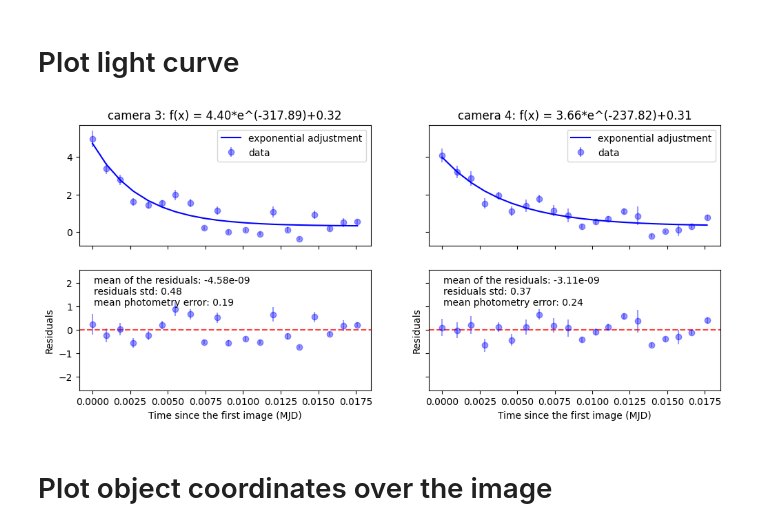
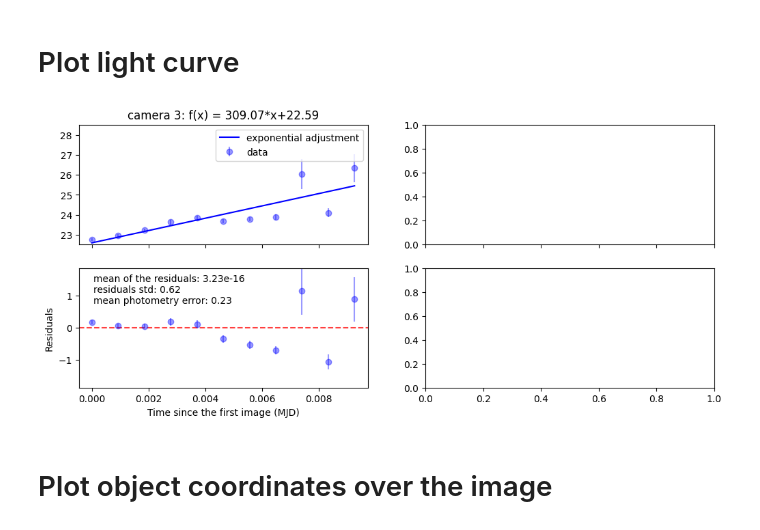
Before and after one commit to DBernardes/Tools-for-the-MOPTOP-pipeline-products, a Jupyter notebook: photometry_extraction.ipynb, the cells around one changed output. Cells and saved outputs as stored; diff of their text form; code cells hidden in the pictures.

```diff
--- a/photometry_extraction.ipynb
+++ b/photometry_extraction.ipynb
@@ -142,61 +138,64 @@ def monoExp(x, a, b, c):
 
 
 def read_csv_files():
-    cand, comp_1, comp_2 = [], [], []
+    cand, comp_1 = [], []
     for _set in ["first"]:
         csv_path = os.path.join(src_path, "..", "csv")
         csv_file = os.path.join(csv_path, f"comparison_1_cam{camera}.csv")
         comp_1.append(pd.read_csv(csv_file))
-        csv_file = os.path.join(csv_path, f"comparison_2_cam{camera}.csv")
-        comp_2.append(pd.read_csv(csv_file))
         csv_file = os.path.join(csv_path, f"candidate_1_cam{camera}.csv")
         cand.append(pd.read_csv(csv_file))
 
     df = pd.concat(cand, axis=0, ignore_index=True)
-    cand = df["star_photons"]
-    cand_err = df["star_error"]
+    cand = df["star_mag"]
+    cand_err = df["star_mag_err"]
     df = pd.concat(comp_1, axis=0, ignore_index=True)
-    comp_1 = df["star_photons"]
-    comp_1_err = df["star_error"]
-    df = pd.concat(comp_2, axis=0, ignore_index=True)
-    comp_2 = df["star_photons"]
-    comp_2_err = df["star_error"]
+    comp_1 = df["star_mag"]
+    comp_1_err = df["star_mag_err"]
 
-    comp = comp_2
-    comp_err = np.sqrt(comp_1_err**2 + comp_2_err**2)
-    norm_cand = cand / comp
-    cand_err = np.abs(norm_cand) * np.sqrt(
-        (cand_err / cand) ** 2 + (comp_err / comp) ** 2
-    )
+    # comp = comp_1
+    # comp_err = np.sqrt(comp_1_err**2)
+    # norm_cand = cand / comp
+    # cand_err = np.abs(norm_cand) * np.sqrt(
+    #     (cand_err / cand) ** 2 + (comp_err / comp) ** 2
+    # )
 
-    median = np.median(norm_cand)
-    norm_cand /= median
-    cand_err /= median
+    # median = np.median(norm_cand)
+    # norm_cand /= median
+    # cand_err /= median
     mjd = df["mjd"]
     mjd -= mjd[0]
 
-    return norm_cand, cand_err, mjd
+    return cand, cand_err, mjd
 
 
-def calc_adjust(x, y):
+def calc_exponential_adjust(x, y):
     params, _ = scipy.optimize.curve_fit(monoExp, x, y)
     a, b, c = params
     exp_adjust = monoExp(x, a, b, c)
     return exp_adjust, a, b, c
 
 
-def plot_light_curve(ax, mjd, cand, cand_err, adjus_param):
-    a, b, c = adjus_param
+def calc_linear_adjust(x, y):
+    a, b = np.polyfit(x, y, 1)
+    return a * x + b, a, b
+
+
+def plot_light_curve(ax, mjd, cand, cand_err, exp_adjust, adjus_param, n_std=1):
+    a, b = adjus_param
+    mean = np.mean(cand)
+    std = np.std(cand)
     ax.errorbar(
         mjd, cand, cand_err, marker="o", color="b", alpha=0.4, label="data", ls="none"
     )
 
     ax.plot(mjd, exp_adjust, "b-", label="exponential adjustment")
-    ax.set_title(f"camera {camera}: f(x) = {a:.2f}*e^({-b:.2f})+{c:.2f}")
+    ax.set_title(f"camera {camera}: f(x) = {a:.2f}*x+{b:.2f}")
     ax.legend()
+    ax.set_ylim(mean - n_std / 2, mean + n_std * 1.5)
 
 
-def plot_residuals(ax, cand, exp_adjust):
+def plot_residuals(ax, cand, exp_adjust, n_std=3):
     residuals = cand - exp_adjust
     mean = np.mean(residuals)
     std = np.std(residuals)
@@ -209,40 +208,40 @@ def plot_residuals(ax, cand, exp_adjust):
         color="b",
         alpha=0.4,
         label="data",
         ls="none",
     )
     ax.set_ylabel("Residuals")
     ax.axhline(mean, color="r", linestyle="--", alpha=0.75)
-    ax.set_ylim(mean - 7 * std, mean + 7 * std)
+    ax.set_ylim(mean - n_std * std, mean + n_std * std)
     ax.set_xlabel("Time since the first image (MJD)")
     ax.annotate(
         f"mean of the residuals: {mean:.2e}\nresiduals std: {std:.2f}\nmean photometry error: {np.mean(cand_err):.2f}",
         (0.05, 0.95),
         fontsize=10,
         ha="left",
         va="top",
         xycoords="axes fraction",
     )
 
 
 cand, err, mjd = read_csv_files()
 
-fig, axs = plt.subplots(2, 2, figsize=(12, 5), sharey="row", sharex="col")
-for camera in [3, 4]:
+fig, axs = plt.subplots(2, 2, figsize=(12, 5), sharex="col")
+for camera in [3]:
     cand, cand_err, mjd = read_csv_files()
-    exp_adjust, *adjus_param = calc_adjust(mjd, cand)
+    exp_adjust, *adjus_param = calc_linear_adjust(mjd, cand)
 
     ax = axs[0, camera - 3]
-    plot_light_curve(ax, mjd, cand, cand_err, adjus_param)
+    plot_light_curve(ax, mjd, cand, cand_err, exp_adjust, adjus_param, 3)
 
     ax = axs[1, camera - 3]
-    plot_residuals(ax, cand, exp_adjust)
+    plot_residuals(ax, cand, exp_adjust, 3)
 
 
 plt.savefig(os.path.join(src_path, "..", "light_curve.png"))
 plt.show()
 # %% [output]
-[figure, old version]
+[figure, new version]
 # %% [markdown]
 # Plot object coordinates over the image
 # %%
```
Also changed, not shown: parts of 2 cells of this notebook, 6 other files.
